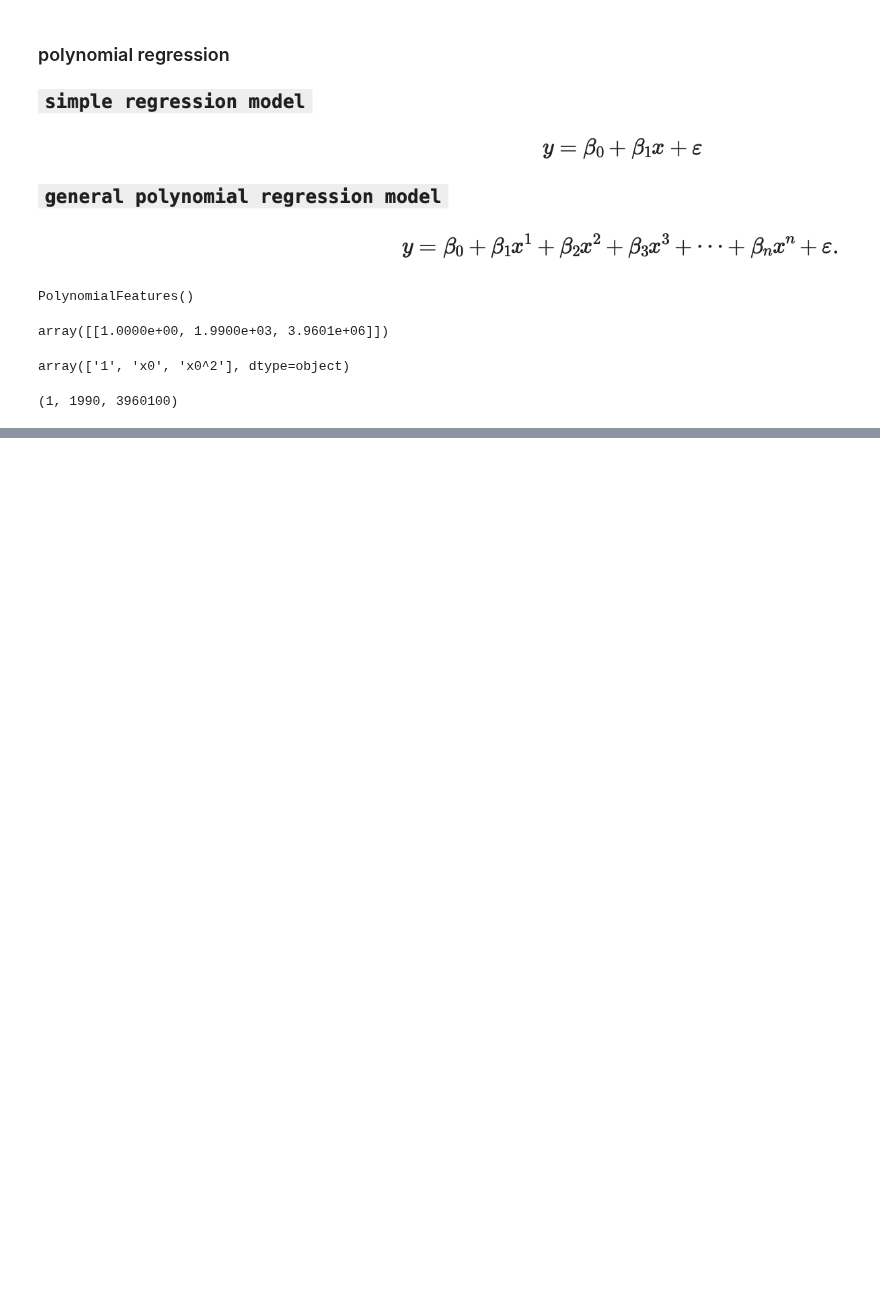
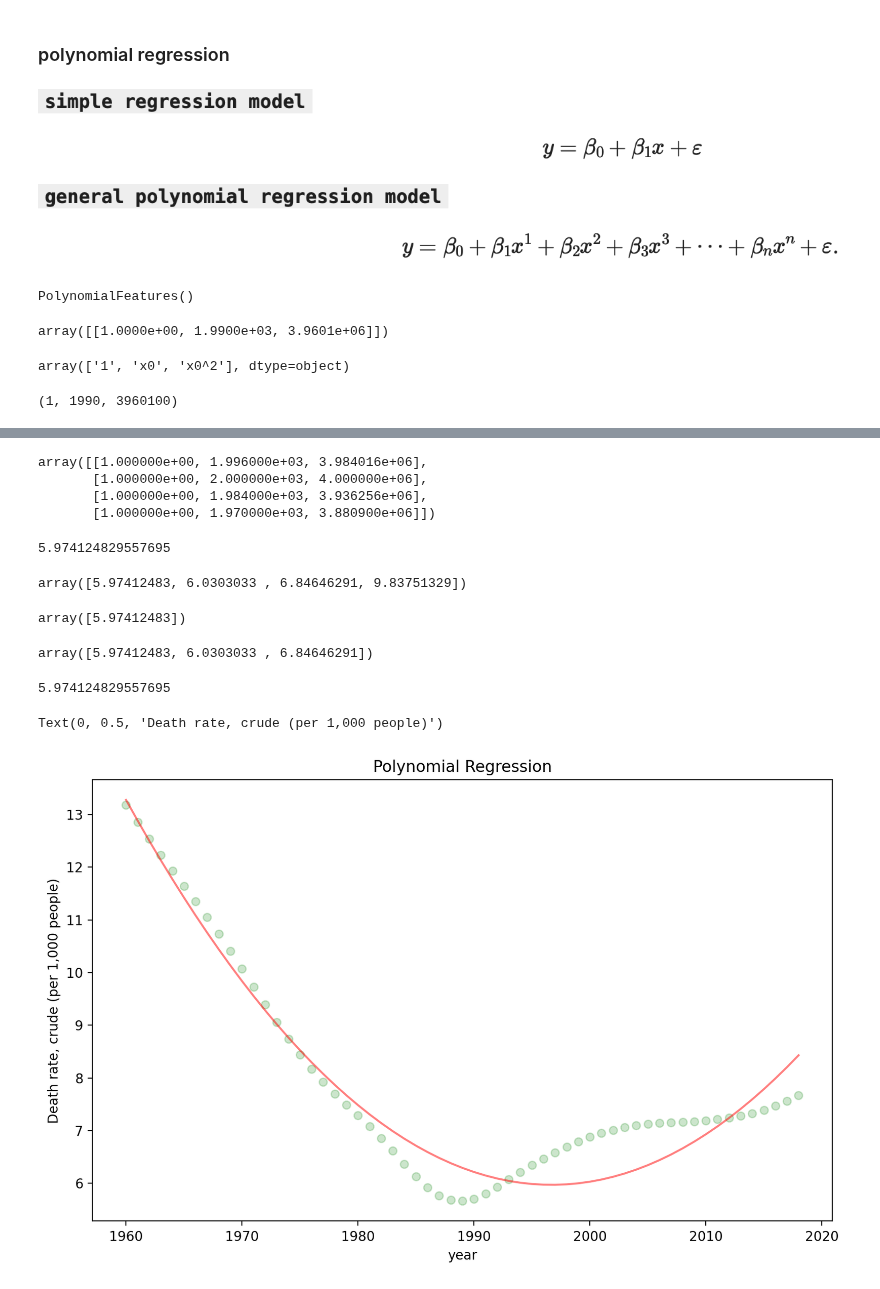
Before and after one commit to pNatTueku/ml_learning_with_ajprasertcbs, a Jupyter notebook: notebooks/polynomial_regression.ipynb, the cells around one changed output, grey strips where cells are left out. Drawn from its saved outputs; the diff is of its cells as text; code cells hidden in the pictures; blank space fills up the shorter version.

```diff
--- a/notebooks/polynomial_regression.ipynb
+++ b/notebooks/polynomial_regression.ipynb
@@ -256,0 +273,3 @@ v**0, v**1, v**2
+# %%
+X_test_poly = poly.fit_transform(X_test)
+X_test_poly[:4]
@@ -256,0 +281,3 @@ v**0, v**1, v**2
+# %%
+pm = LinearRegression() # create a model
+pm.fit(X_train_poly, y_train) # train/fit a model using X_train_poly
@@ -256,0 +310,23 @@ v**0, v**1, v**2
+# %%
+X_train_poly[:4]
+# %% [output]
+array([[1.000000e+00, 1.996000e+03, 3.984016e+06],
+       [1.000000e+00, 2.000000e+03, 4.000000e+06],
+       [1.000000e+00, 1.984000e+03, 3.936256e+06],
+       [1.000000e+00, 1.970000e+03, 3.880900e+06]])
+# %%
+pm.intercept_ + sum(pm.coef_ * X_train_poly[0])
+# %% [output]
+5.974124829557695
+# %%
+pm.predict(X_train_poly[:4])
+# %% [output]
+array([5.97412483, 6.0303033 , 6.84646291, 9.83751329])
+# %%
+pm.predict(poly.fit_transform([[1996]]))
+# %% [output]
+array([5.97412483])
+# %%
+pm.predict(poly.fit_transform([[1996], [2000], [1984]]))
+# %% [output]
+array([5.97412483, 6.0303033 , 6.84646291])
@@ -256,0 +342,17 @@ v**0, v**1, v**2
+# %%
+predict(pm.intercept_, pm.coef_, 1996)
+# %% [output]
+5.974124829557695
+# %%
+# plot
+
+fig = plt.figure(figsize = (10, 6))
+
+plt.scatter(X, y, color = 'green', alpha = .2)
+plt.plot(X, pm.predict(poly.fit_transform(X)), color = 'red', alpha = .5)
+plt.title('Polynomial Regression')
+plt.xlabel(x_col)
+plt.ylabel(y_col)
+# %% [output]
+Text(0, 0.5, 'Death rate, crude (per 1,000 people)')
+[figure, added]
```
Also changed, not shown: parts of 11 cells of this notebook.
